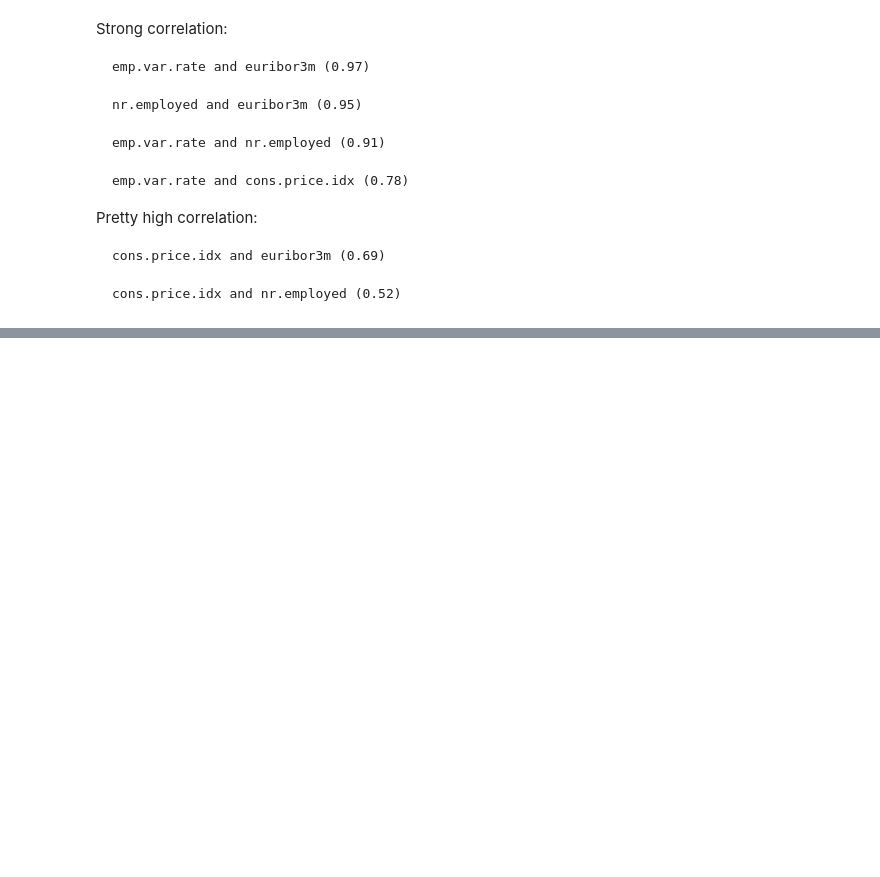
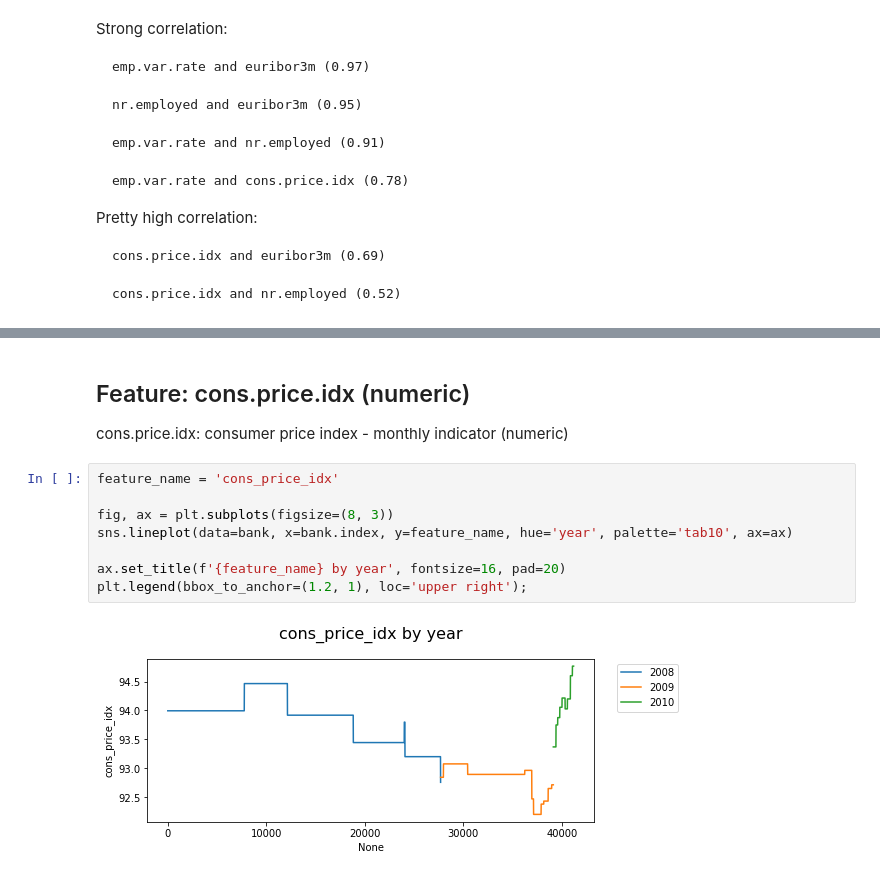
Before and after one commit to bahadurvikram/termdeposit, a Jupyter notebook: notebooks/term-deposit-notebook.ipynb, the cells around one changed output, grey strips where cells are left out. Cells and saved outputs as stored; diff of their text form; blank space fills up the shorter version.

```diff
--- a/notebooks/term-deposit-notebook.ipynb
+++ b/notebooks/term-deposit-notebook.ipynb
@@ -459,0 +535,13 @@ ValueError: Could not interpret value `year` for `hue`. An entry with this name
+# %% [markdown]
+## Feature: cons.price.idx (numeric)
+cons.price.idx: consumer price index - monthly indicator (numeric)
+# %%
+feature_name = 'cons_price_idx'
+
+fig, ax = plt.subplots(figsize=(8, 3))
+sns.lineplot(data=bank, x=bank.index, y=feature_name, hue='year', palette='tab10', ax=ax)
+
+ax.set_title(f'{feature_name} by year', fontsize=16, pad=20)
+plt.legend(bbox_to_anchor=(1.2, 1), loc='upper right');
+# %% [output]
+[figure, added]
```
Also changed, not shown: parts of 86 cells of this notebook, 1 other file.
